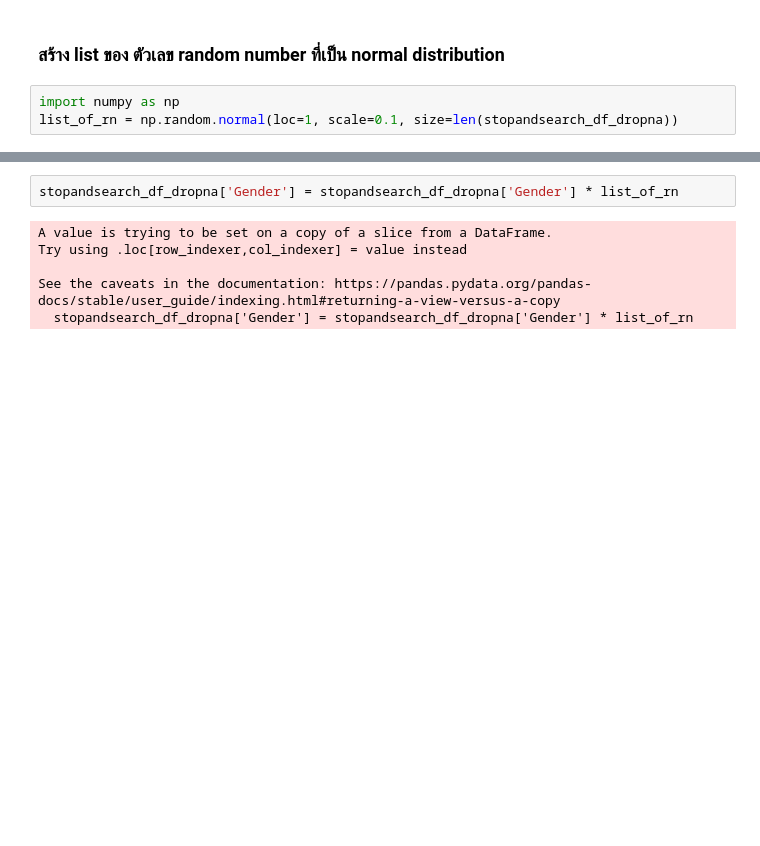
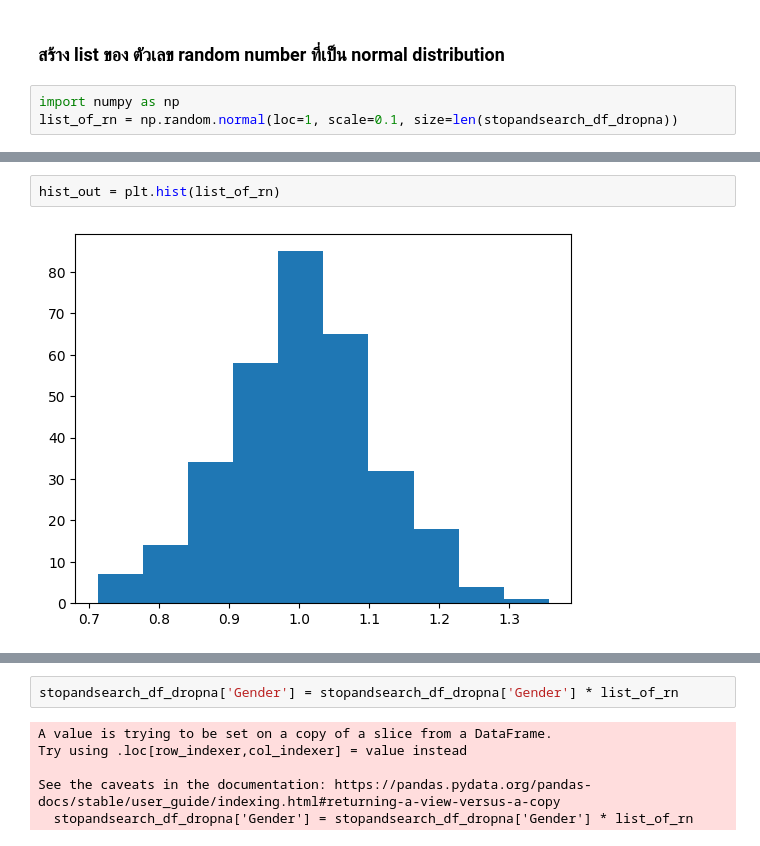
Before and after one commit to Konwalai1111/dataviz2025, a Jupyter notebook: Visualize_Data_Distribution.ipynb, the cells around one changed output, grey strips where cells are left out. Saved outputs shown, nothing was run; the diff lists cells and outputs as text; blank space fills up the shorter version.

```diff
--- a/Visualize_Data_Distribution.ipynb
+++ b/Visualize_Data_Distribution.ipynb
@@ -72,0 +73,4 @@ plt.hist(list_of_rn);
+# %%
+hist_out = plt.hist(list_of_rn)
+# %% [output]
+[figure, added]
```
Also changed, not shown: parts of 37 cells of this notebook.
